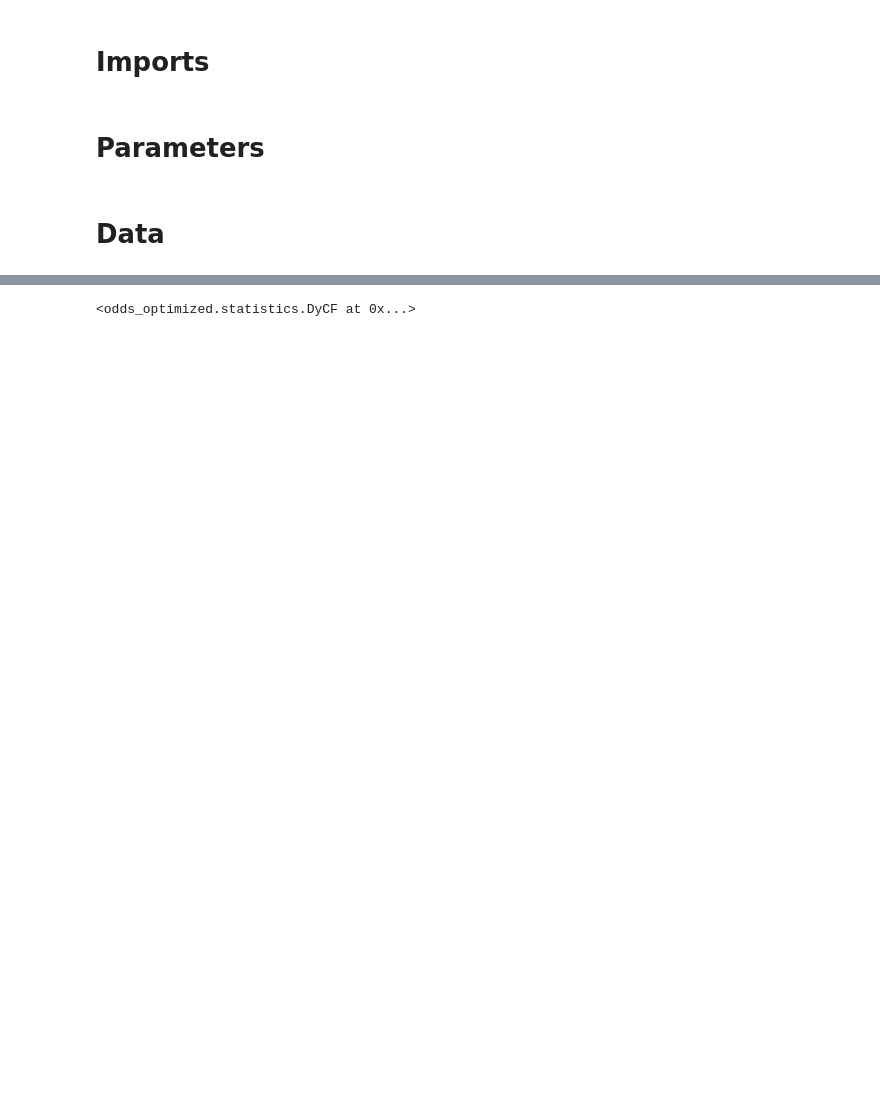
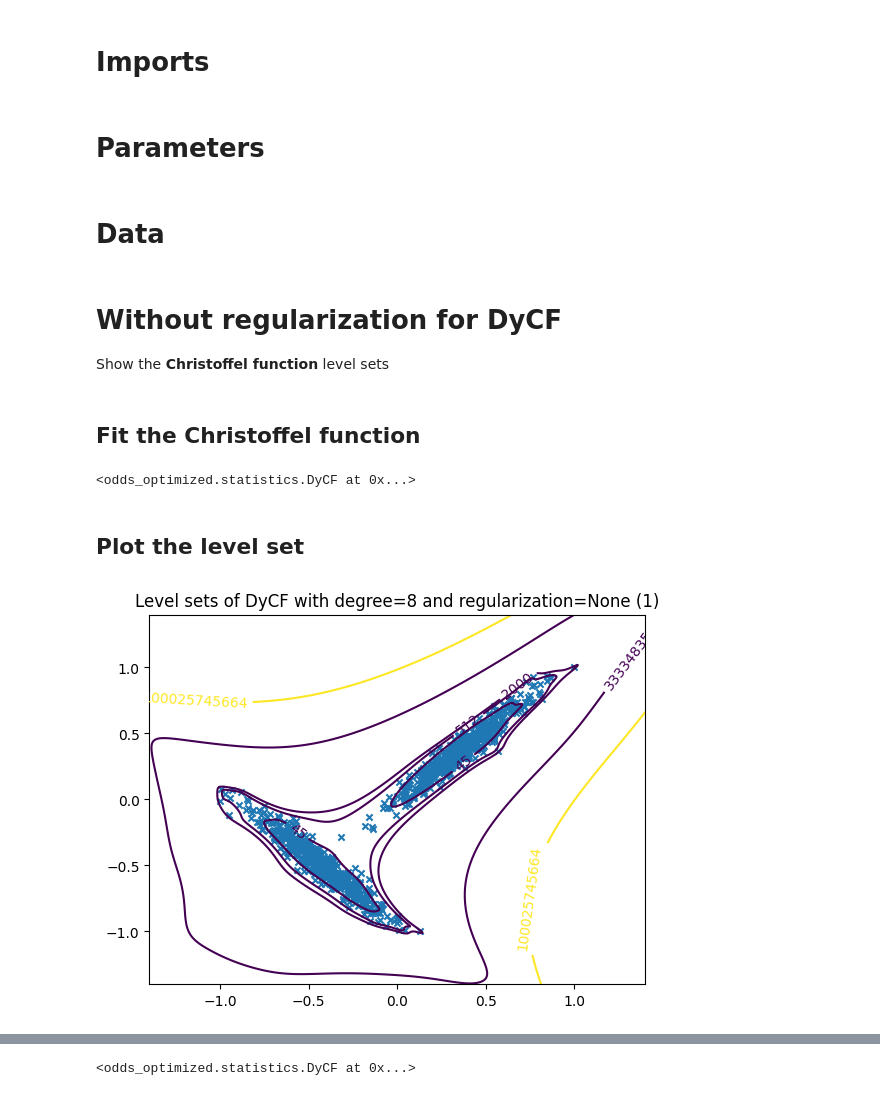
Before and after one commit to fgrivet/odds_optimized, a Jupyter notebook: examples/plot_levelset.ipynb, the cells around one changed output, grey strips where cells are left out. Saved outputs shown, nothing was run; the diff lists cells and outputs as text; code cells hidden in the pictures; blank space fills up the shorter version.

```diff
--- a/examples/plot_levelset.ipynb
+++ b/examples/plot_levelset.ipynb
@@ -30 +30,13 @@ scaler = MinMaxScaler()
 data = scaler.fit_transform(data)
+# %% [markdown]
+# Without regularization for DyCF
+Show the **Christoffel function** level sets
+# %% [markdown]
+## Fit the Christoffel function
+# %%
+dycf = DyCF(n, regularization=None)
+dycf.fit(data)
+# %% [output]
+<odds_optimized.statistics.DyCF at 0x...>
+# %% [markdown]
+## Plot the level set
@@ -30,0 +45,7 @@ data = scaler.fit_transform(data)
+# %%
+plotter.plot(data, n_x1=500, n_x2=500, levels=[45, 512, 2000], percentiles=[50, 75])
+# n_x1 and n_x2 control the resolution of the grid for plotting
+# You can adjust the levels and percentiles as needed
+# More information can be found in the odds_optimized.plotter.LevelsetPlotter.plot documentation
+# %% [output]
+[figure, added]
```
Also changed, not shown: parts of 20 cells of this notebook, 1 other file.
